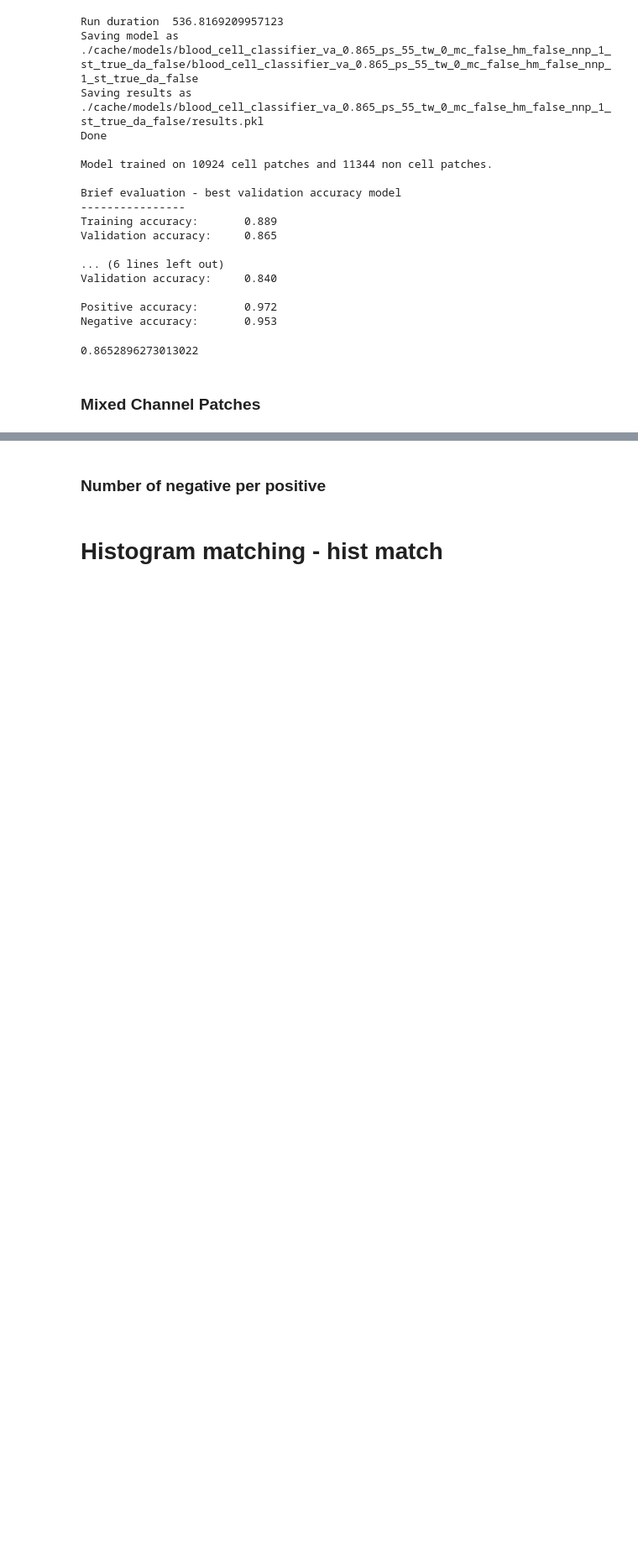
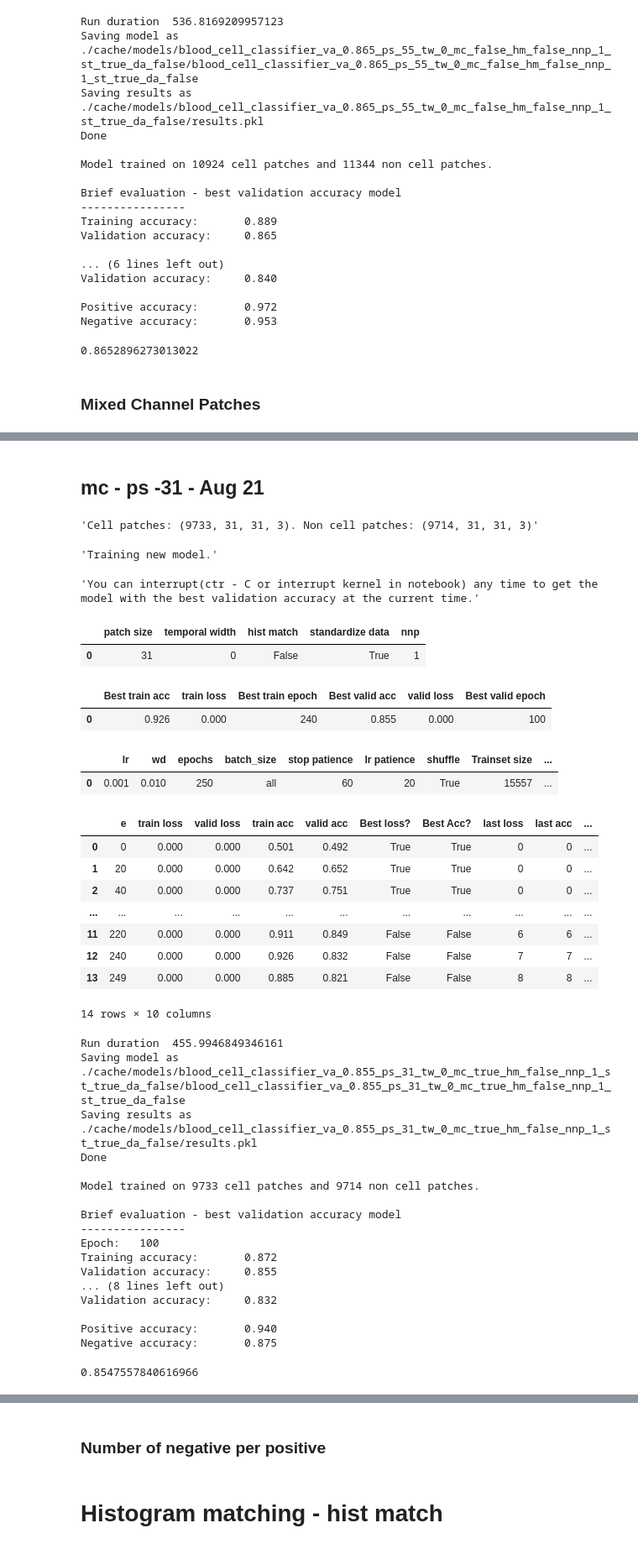
Before and after one commit to cchadj/cell-tracking-ucl-thesis, a Jupyter notebook: train-model-minimal.ipynb, the cells around one changed output, grey strips where cells are left out. Shown at 84% size. Drawn from its saved outputs; the diff is of its cells as text; code cells hidden in the pictures; blank space fills up the shorter version.

Commit message:
train results

```diff
--- a/train-model-minimal.ipynb
+++ b/train-model-minimal.ipynb
@@ -4439,0 +4431,54 @@ Negative accuracy:       0.892
+# %% [markdown]
+## mc - ps -31 - Aug 21
+# %%
+model, results = train_model_demo(
+                 patch_size=31,
+                 mixed_channel_patches=True,
+                 temporal_width=0,
+                 do_hist_match=False,
+                 n_negatives_per_positive=1,
+                 standardize_dataset=True,
+
+                 video_sessions = video_sessions_registered,
+                 train_params=deepcopy(train_params),
+                 try_load_data_from_cache=False,
+                 try_load_model_from_cache=False,
+                )
+results.best_valid_accuracy
+# %% [output]
+'Cell patches: (9733, 31, 31, 3). Non cell patches: (9714, 31, 31, 3)'
+'Training new model.'
+'You can interrupt(ctr - C or interrupt kernel in notebook) any time to get the model with the best validation accuracy at the current time.'
+|  | patch size | temporal width | hist match | standardize data | nnp |
+| 0 | 31 | 0 | False | True | 1 |
+|  | Best train acc | train loss | Best train epoch | Best valid acc | valid loss | Best valid epoch |
+| 0 | 0.926 | 0.000 | 240 | 0.855 | 0.000 | 100 |
+|  | lr | wd | epochs | batch_size | stop patience | lr patience | shuffle | Trainset size | ... |
+| 0 | 0.001 | 0.010 | 250 | all | 60 | 20 | True | 15557 | ... |
+|  | e | train loss | valid loss | train acc | valid acc | Best loss? | Best Acc? | last loss | last acc | ... |
+| 0 | 0 | 0.000 | 0.000 | 0.501 | 0.492 | True | True | 0 | 0 | ... |
+| 1 | 20 | 0.000 | 0.000 | 0.642 | 0.652 | True | True | 0 | 0 | ... |
+| 2 | 40 | 0.000 | 0.000 | 0.737 | 0.751 | True | True | 0 | 0 | ... |
+| ... | ... | ... | ... | ... | ... | ... | ... | ... | ... | ... |
+| 11 | 220 | 0.000 | 0.000 | 0.911 | 0.849 | False | False | 6 | 6 | ... |
+| 12 | 240 | 0.000 | 0.000 | 0.926 | 0.832 | False | False | 7 | 7 | ... |
+| 13 | 249 | 0.000 | 0.000 | 0.885 | 0.821 | False | False | 8 | 8 | ... |
+14 rows × 10 columns
+Run duration  455.9946849346161
+Saving model as ./cache/models/blood_cell_classifier_va_0.855_ps_31_tw_0_mc_true_hm_false_nnp_1_st_true_da_false/blood_cell_classifier_va_0.855_ps_31_tw_0_mc_true_hm_false_nnp_1_st_true_da_false
+Saving results as ./cache/models/blood_cell_classifier_va_0.855_ps_31_tw_0_mc_true_hm_false_nnp_1_st_true_da_false/results.pkl
+Done
+
+Model trained on 9733 cell patches and 9714 non cell patches.
+
+Brief evaluation - best validation accuracy model
+----------------
+Epoch:   100
+Training accuracy:       0.872
+Validation accuracy:     0.855
+... (8 lines left out)
+Validation accuracy:     0.832
+
+Positive accuracy:       0.940
+Negative accuracy:       0.875
+0.8547557840616966
```
Also changed, not shown: parts of 23 cells of this notebook.
